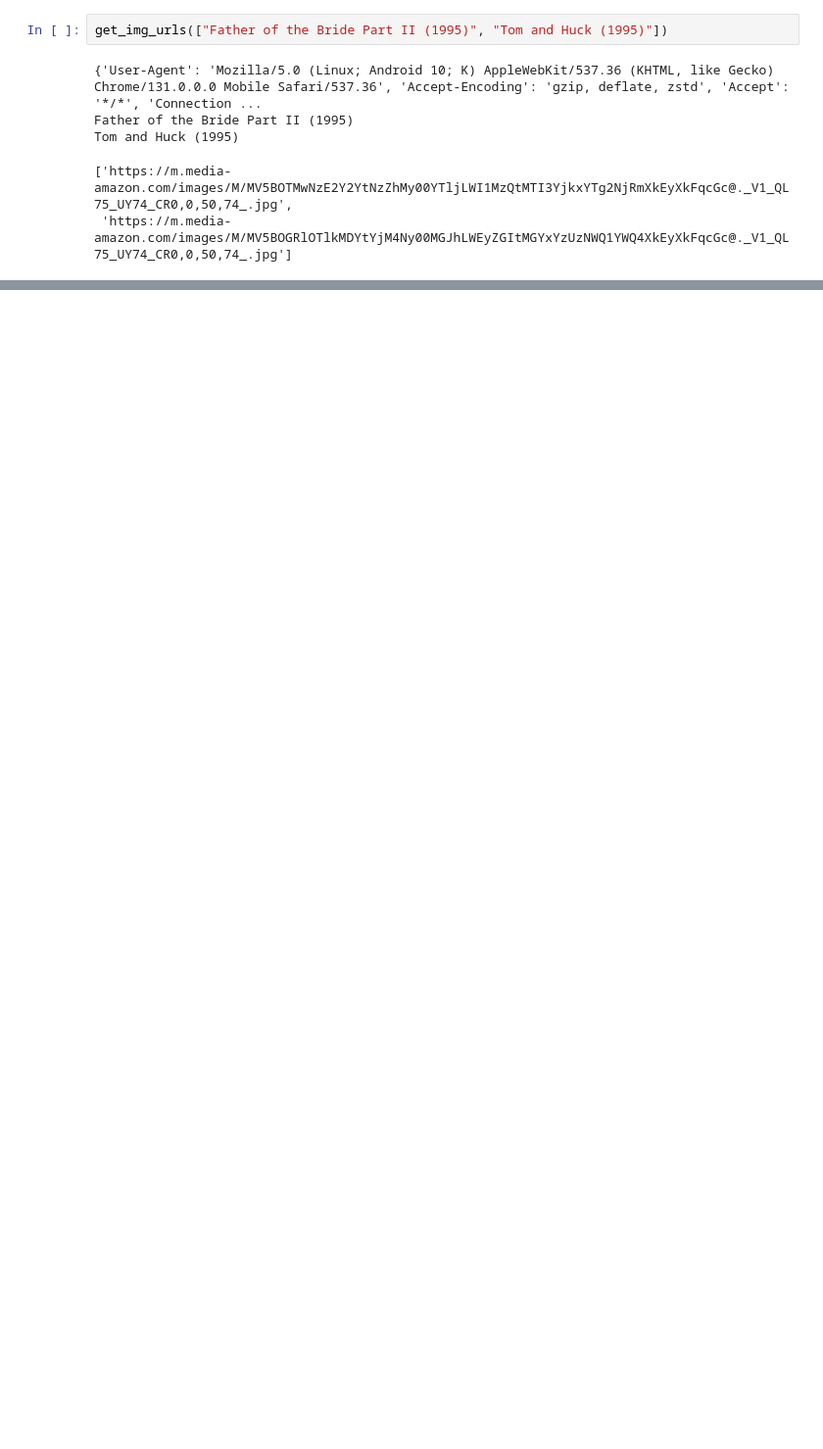
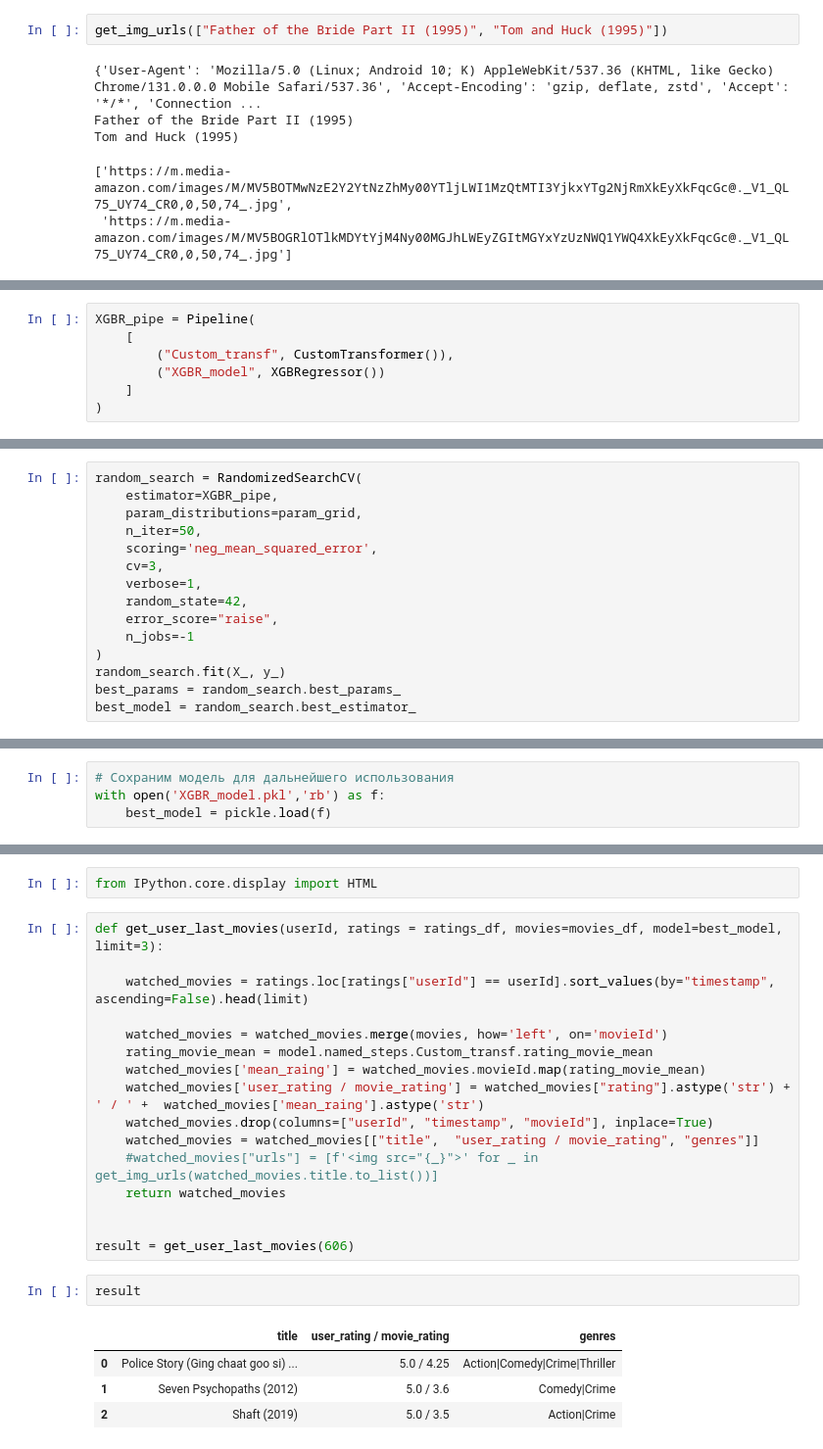
Before and after one commit to aleks-haksly/Simulative, a Jupyter notebook: ML/recomendation.ipynb, the cells around one changed output, grey strips where cells are left out. Shown: that part at 98% size. Saved outputs shown, nothing was run; the diff lists cells and outputs as text; blank space fills up the shorter version.

```diff
--- a/ML/recomendation.ipynb
+++ b/ML/recomendation.ipynb
@@ -536,0 +618,7 @@ Tom and Huck (1995)
+# %%
+XGBR_pipe = Pipeline(
+    [
+        ("Custom_transf", CustomTransformer()),
+        ("XGBR_model", XGBRegressor())
+    ]
+)
@@ -536,0 +634,15 @@ Tom and Huck (1995)
+# %%
+random_search = RandomizedSearchCV(
+    estimator=XGBR_pipe,
+    param_distributions=param_grid,
+    n_iter=50,
+    scoring='neg_mean_squared_error',
+    cv=3,
+    verbose=1,
+    random_state=42,
+    error_score="raise",
+    n_jobs=-1
+)
+random_search.fit(X_, y_)
+best_params = random_search.best_params_
+best_model = random_search.best_estimator_
@@ -536,0 +651,4 @@ Tom and Huck (1995)
+# %%
+# Сохраним модель для дальнейшего использования
+with open('XGBR_model.pkl','rb') as f:
+    best_model = pickle.load(f)
@@ -536,0 +701,25 @@ Tom and Huck (1995)
+# %%
+from IPython.core.display import HTML
+# %%
+def get_user_last_movies(userId, ratings = ratings_df, movies=movies_df, model=best_model, limit=3):
+
+    watched_movies = ratings.loc[ratings["userId"] == userId].sort_values(by="timestamp", ascending=False).head(limit)
+
+    watched_movies = watched_movies.merge(movies, how='left', on='movieId')
+    rating_movie_mean = model.named_steps.Custom_transf.rating_movie_mean
+    watched_movies['mean_raing'] = watched_movies.movieId.map(rating_movie_mean)
+    watched_movies['user_rating / movie_rating'] = watched_movies["rating"].astype('str') + ' / ' +  watched_movies['mean_raing'].astype('str')
+    watched_movies.drop(columns=["userId", "timestamp", "movieId"], inplace=True)
+    watched_movies = watched_movies[["title",  "user_rating / movie_rating", "genres"]]
+    #watched_movies["urls"] = [f'<img src="{_}">' for _ in  get_img_urls(watched_movies.title.to_list())]
+    return watched_movies
+
+
+result = get_user_last_movies(606)
+# %%
+result
+# %% [output]
+|  | title | user_rating / movie_rating | genres |
+| 0 | Police Story (Ging chaat goo si) ... | 5.0 / 4.25 | Action|Comedy|Crime|Thriller |
+| 1 | Seven Psychopaths (2012) | 5.0 / 3.6 | Comedy|Crime |
+| 2 | Shaft (2019) | 5.0 / 3.5 | Action|Crime |
```
Also changed, not shown: parts of 21 cells of this notebook.
